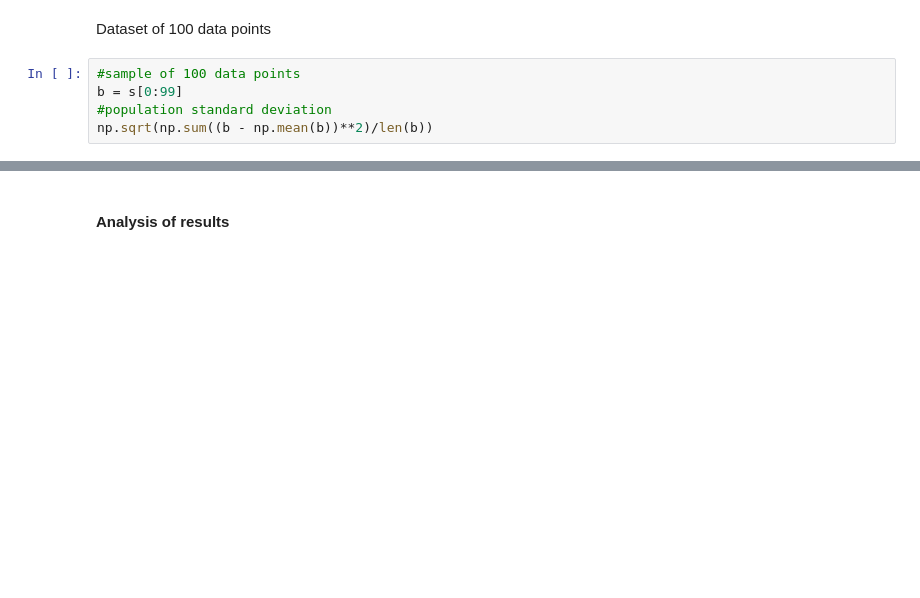
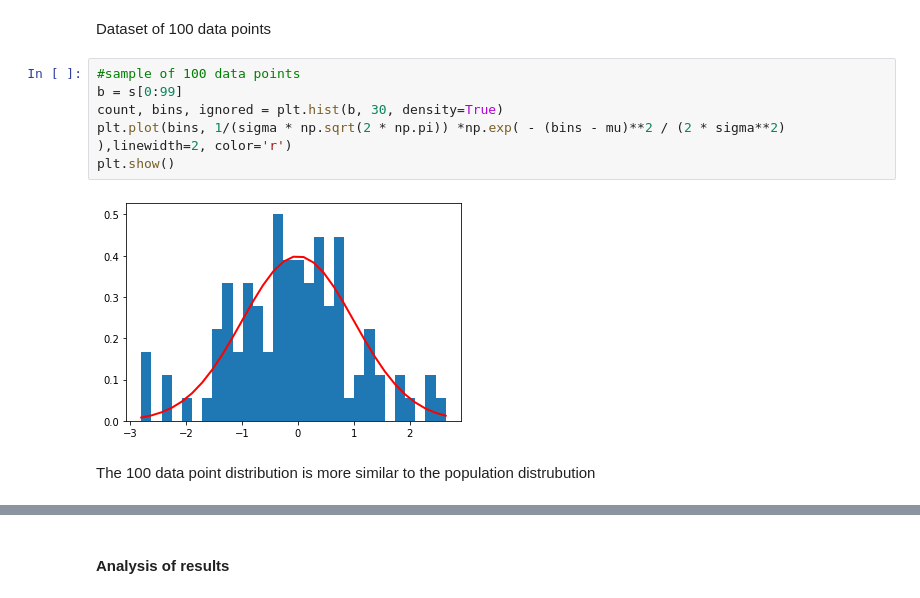
Before and after one commit to neadie/MachineLearningAndStatistics, a Jupyter notebook: tasksmachineLearningandStats.ipynb, the cells around one changed output, grey strips where cells are left out. Cells and saved outputs as stored; diff of their text form; blank space fills up the shorter version.

```diff
--- a/tasksmachineLearningandStats.ipynb
+++ b/tasksmachineLearningandStats.ipynb
@@ -284,10 +296,15 @@ np.sqrt(np.sum((a - np.mean(a))**2)/(len(a) -1) )
 # %% [markdown]
  Dataset of 100 data points
-# %%
-#sample of 100 data points
-b = s[0:99]
-#population standard deviation
-np.sqrt(np.sum((b - np.mean(b))**2)/len(b))
+# %%
+#sample of 100 data points
+b = s[0:99]
+count, bins, ignored = plt.hist(b, 30, density=True)
+plt.plot(bins, 1/(sigma * np.sqrt(2 * np.pi)) *np.exp( - (bins - mu)**2 / (2 * sigma**2) ),linewidth=2, color='r')
+plt.show()
+# %% [output]
+[figure, added]
+# %% [markdown]
+The 100 data point distribution is more similar to the population distrubution
 # %%
 # sample stardard deviation
 np.sqrt(np.sum((b - np.mean(b))**2)/(len(b) -1) )
```
Also changed, not shown: parts of 46 cells of this notebook, 1 other file.
